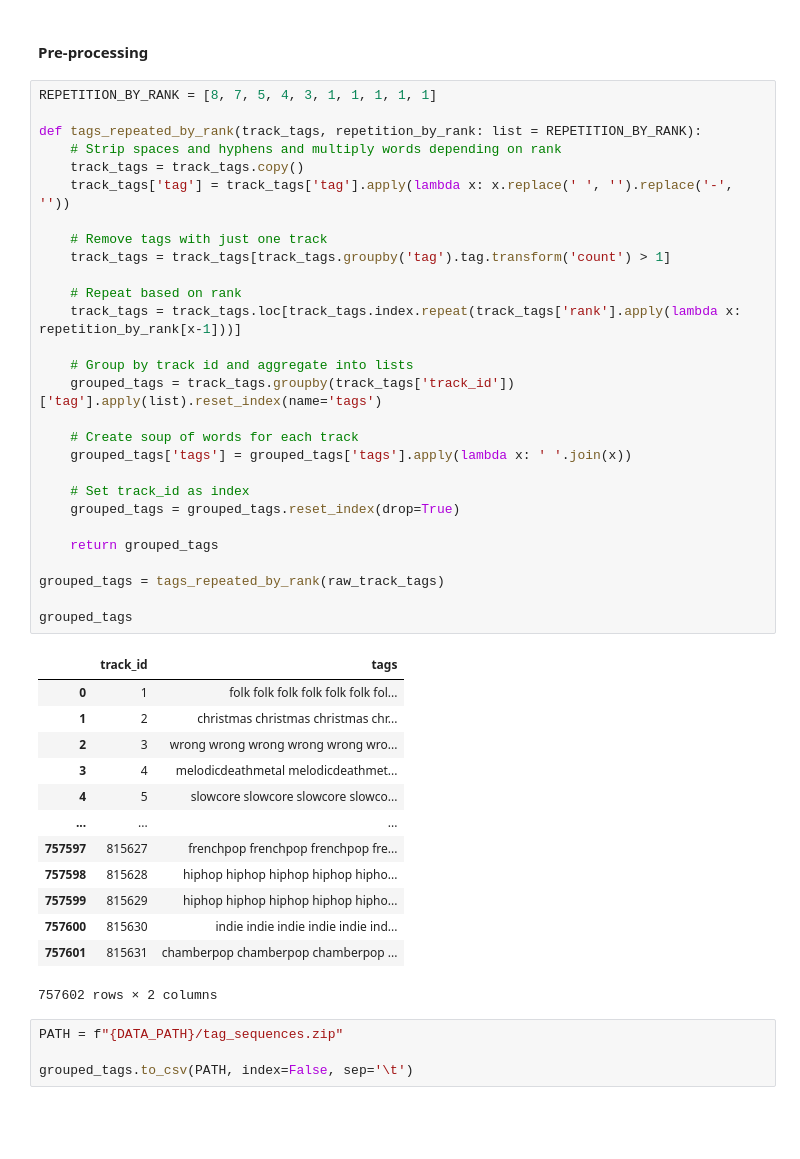
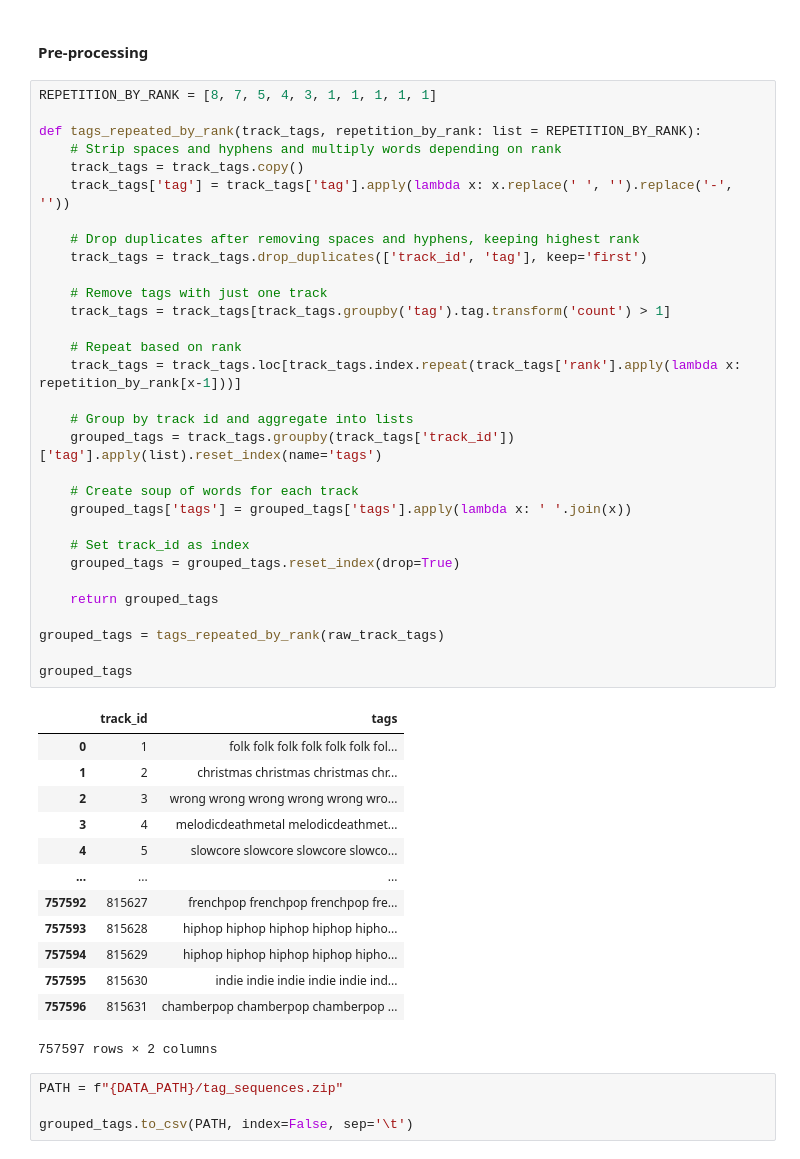
Before and after one commit to Acervans/lastfm_RS, a Jupyter notebook: lastfm_RS/backend/research/generate_recsys_data.ipynb, the cells around one changed output. Drawn from its saved outputs; the diff is of its cells as text; blank space fills up the shorter version.

Commit message:
Tag sequences: Drop duplicates keeping highest rank

```diff
--- a/lastfm_RS/backend/research/generate_recsys_data.ipynb
+++ b/lastfm_RS/backend/research/generate_recsys_data.ipynb
@@ -445,41 +445,44 @@ def tags_repeated_by_rank(track_tags, repetition_by_rank: list = REPETITION_BY_R
     # Strip spaces and hyphens and multiply words depending on rank
     track_tags = track_tags.copy()
     track_tags['tag'] = track_tags['tag'].apply(lambda x: x.replace(' ', '').replace('-', ''))
+
+    # Drop duplicates after removing spaces and hyphens, keeping highest rank
+    track_tags = track_tags.drop_duplicates(['track_id', 'tag'], keep='first')
 
     # Remove tags with just one track
     track_tags = track_tags[track_tags.groupby('tag').tag.transform('count') > 1]
 
     # Repeat based on rank
     track_tags = track_tags.loc[track_tags.index.repeat(track_tags['rank'].apply(lambda x: repetition_by_rank[x-1]))]
 
     # Group by track id and aggregate into lists
     grouped_tags = track_tags.groupby(track_tags['track_id'])['tag'].apply(list).reset_index(name='tags')
 
     # Create soup of words for each track
     grouped_tags['tags'] = grouped_tags['tags'].apply(lambda x: ' '.join(x))
 
     # Set track_id as index
     grouped_tags = grouped_tags.reset_index(drop=True)
 
     return grouped_tags
 
 grouped_tags = tags_repeated_by_rank(raw_track_tags)
 
 grouped_tags
 # %% [output]
 |  | track_id | tags |
 | 0 | 1 | folk folk folk folk folk folk fol... |
 | 1 | 2 | christmas christmas christmas chr... |
 | 2 | 3 | wrong wrong wrong wrong wrong wro... |
 | 3 | 4 | melodicdeathmetal melodicdeathmet... |
 | 4 | 5 | slowcore slowcore slowcore slowco... |
 | ... | ... | ... |
-| 757597 | 815627 | frenchpop frenchpop frenchpop fre... |
-| 757598 | 815628 | hiphop hiphop hiphop hiphop hipho... |
-| 757599 | 815629 | hiphop hiphop hiphop hiphop hipho... |
-| 757600 | 815630 | indie indie indie indie indie ind... |
-| 757601 | 815631 | chamberpop chamberpop chamberpop ... |
+| 757592 | 815627 | frenchpop frenchpop frenchpop fre... |
+| 757593 | 815628 | hiphop hiphop hiphop hiphop hipho... |
+| 757594 | 815629 | hiphop hiphop hiphop hiphop hipho... |
+| 757595 | 815630 | indie indie indie indie indie ind... |
+| 757596 | 815631 | chamberpop chamberpop chamberpop ... |
-757602 rows × 2 columns
+757597 rows × 2 columns
 # %%
 PATH = f"{DATA_PATH}/tag_sequences.zip"
 
```
Also changed, not shown: 2 other files.
